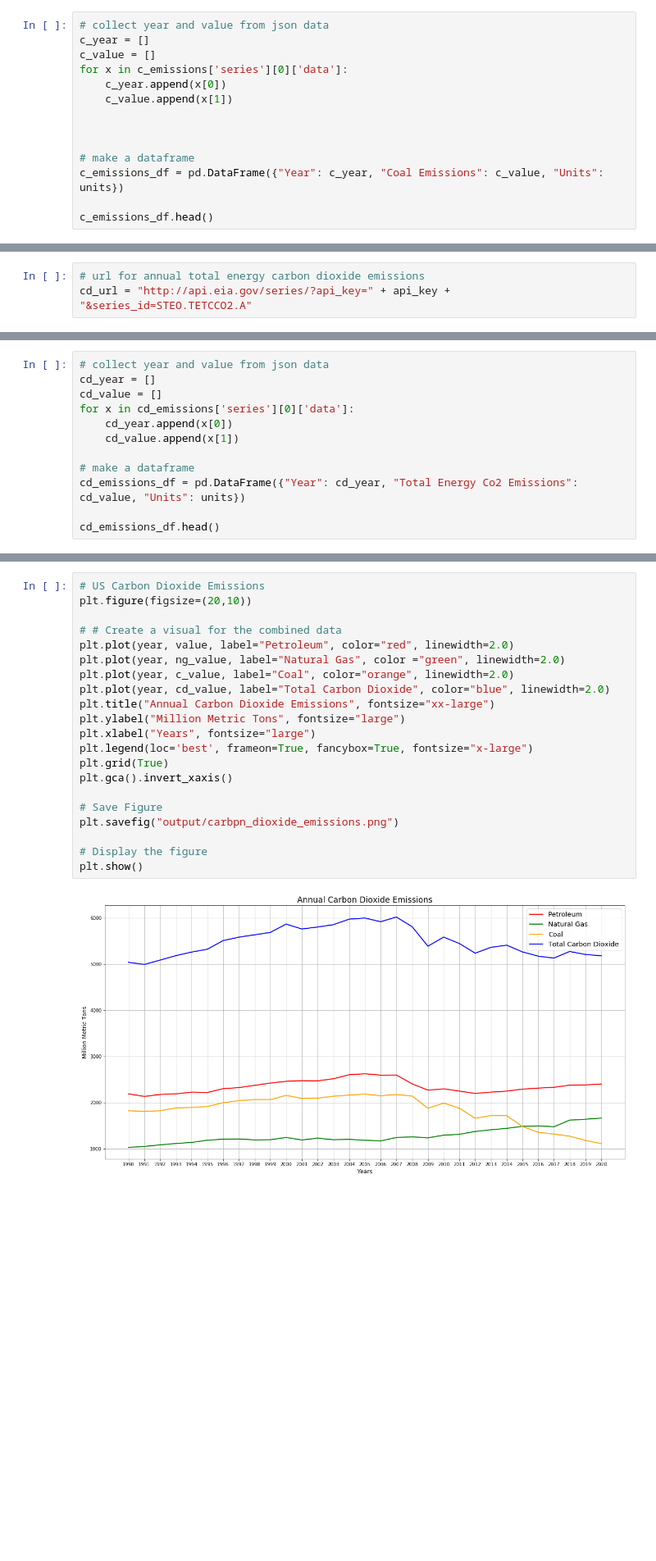
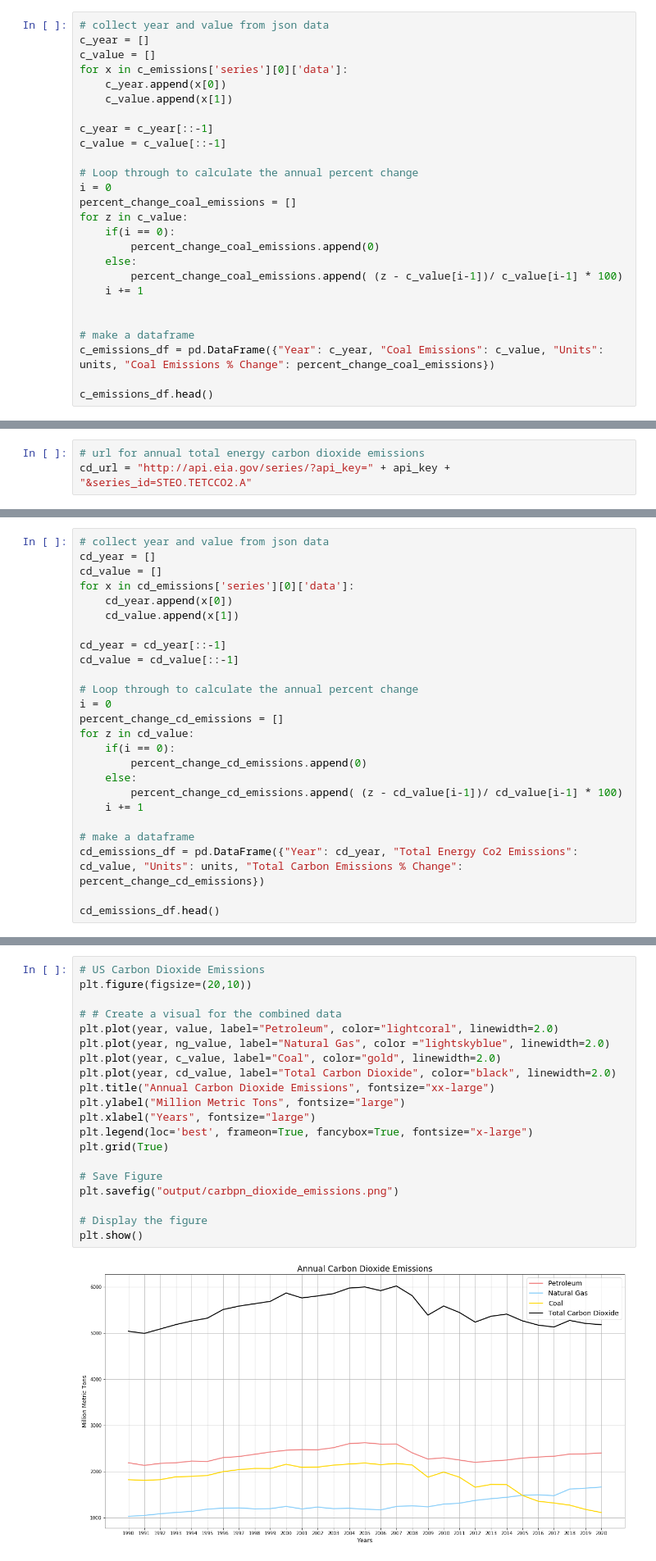
Before and after one commit to us-energy-analysis/Energy-analysis, a Jupyter notebook: emissions_analysis.ipynb, the cells around one changed output, grey strips where cells are left out. Shown at 82% size. Saved outputs shown, nothing was run; the diff lists cells and outputs as text; blank space fills up the shorter version.

Commit message:
adding final emissions notebook

```diff
--- a/emissions_analysis.ipynb
+++ b/emissions_analysis.ipynb
@@ -233,10 +255,22 @@ for x in c_emissions['series'][0]['data']:
     c_year.append(x[0])
     c_value.append(x[1])
 
+c_year = c_year[::-1]
+c_value = c_value[::-1]
+
+# Loop through to calculate the annual percent change
+i = 0
+percent_change_coal_emissions = []
+for z in c_value:
+    if(i == 0):
+        percent_change_coal_emissions.append(0)
+    else:
+        percent_change_coal_emissions.append( (z - c_value[i-1])/ c_value[i-1] * 100)
+    i += 1
 
 
 # make a dataframe
-c_emissions_df = pd.DataFrame({"Year": c_year, "Coal Emissions": c_value, "Units": units})
+c_emissions_df = pd.DataFrame({"Year": c_year, "Coal Emissions": c_value, "Units": units, "Coal Emissions % Change": percent_change_coal_emissions})
 
 c_emissions_df.head()
 # %% [output]
@@ -325,8 +363,21 @@ for x in cd_emissions['series'][0]['data']:
     cd_year.append(x[0])
     cd_value.append(x[1])
 
+cd_year = cd_year[::-1]
+cd_value = cd_value[::-1]
+
+# Loop through to calculate the annual percent change
+i = 0
+percent_change_cd_emissions = []
+for z in cd_value:
+    if(i == 0):
+        percent_change_cd_emissions.append(0)
+    else:
+        percent_change_cd_emissions.append( (z - cd_value[i-1])/ cd_value[i-1] * 100)
+    i += 1
+
 # make a dataframe
-cd_emissions_df = pd.DataFrame({"Year": cd_year, "Total Energy Co2 Emissions": cd_value, "Units": units})
+cd_emissions_df = pd.DataFrame({"Year": cd_year, "Total Energy Co2 Emissions": cd_value, "Units": units, "Total Carbon Emissions % Change": percent_change_cd_emissions})
 
 cd_emissions_df.head()
 # %% [output]
@@ -432,23 +463,22 @@ ValueError: 'vertices' must be a 2D list or array with shape Nx2
 # %%
 # US Carbon Dioxide Emissions
 plt.figure(figsize=(20,10))
 
 # # Create a visual for the combined data
-plt.plot(year, value, label="Petroleum", color="red", linewidth=2.0)
-plt.plot(year, ng_value, label="Natural Gas", color ="green", linewidth=2.0)
-plt.plot(year, c_value, label="Coal", color="orange", linewidth=2.0)
-plt.plot(year, cd_value, label="Total Carbon Dioxide", color="blue", linewidth=2.0)
+plt.plot(year, value, label="Petroleum", color="lightcoral", linewidth=2.0)
+plt.plot(year, ng_value, label="Natural Gas", color ="lightskyblue", linewidth=2.0)
+plt.plot(year, c_value, label="Coal", color="gold", linewidth=2.0)
+plt.plot(year, cd_value, label="Total Carbon Dioxide", color="black", linewidth=2.0)
 plt.title("Annual Carbon Dioxide Emissions", fontsize="xx-large")
 plt.ylabel("Million Metric Tons", fontsize="large")
 plt.xlabel("Years", fontsize="large")
 plt.legend(loc='best', frameon=True, fancybox=True, fontsize="x-large")
 plt.grid(True)
-plt.gca().invert_xaxis()
 
 # Save Figure
 plt.savefig("output/carbpn_dioxide_emissions.png")
 
 # Display the figure
 plt.show()
 # %% [output]
-[figure, old version]
+[figure, new version]
```
Also changed, not shown: parts of 27 cells of this notebook.
